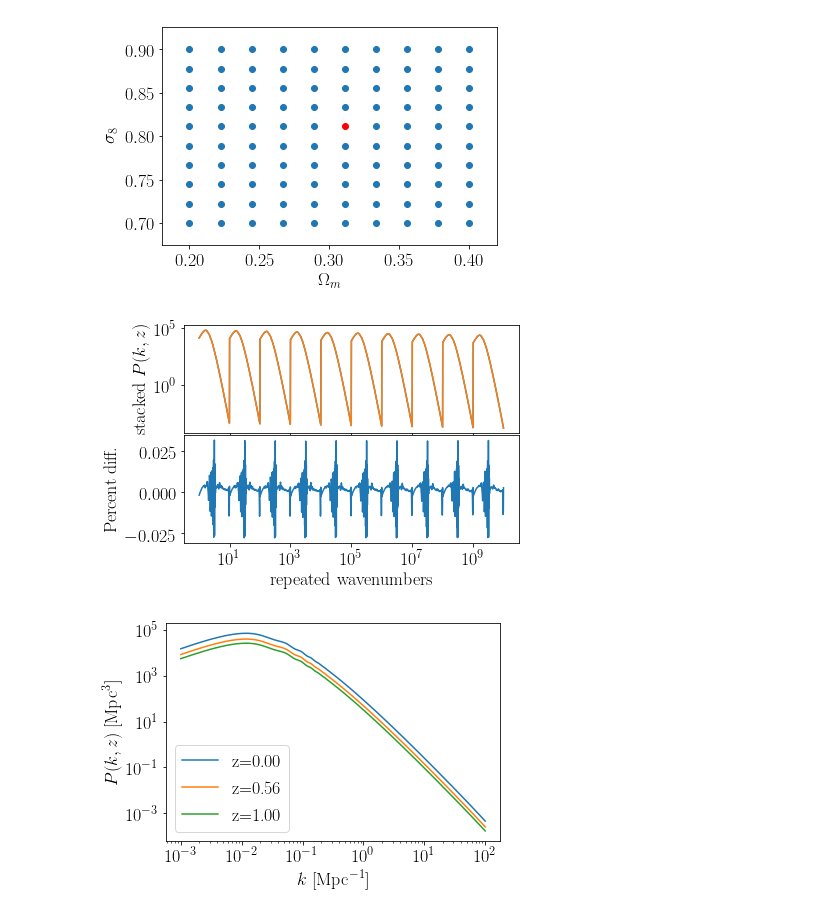
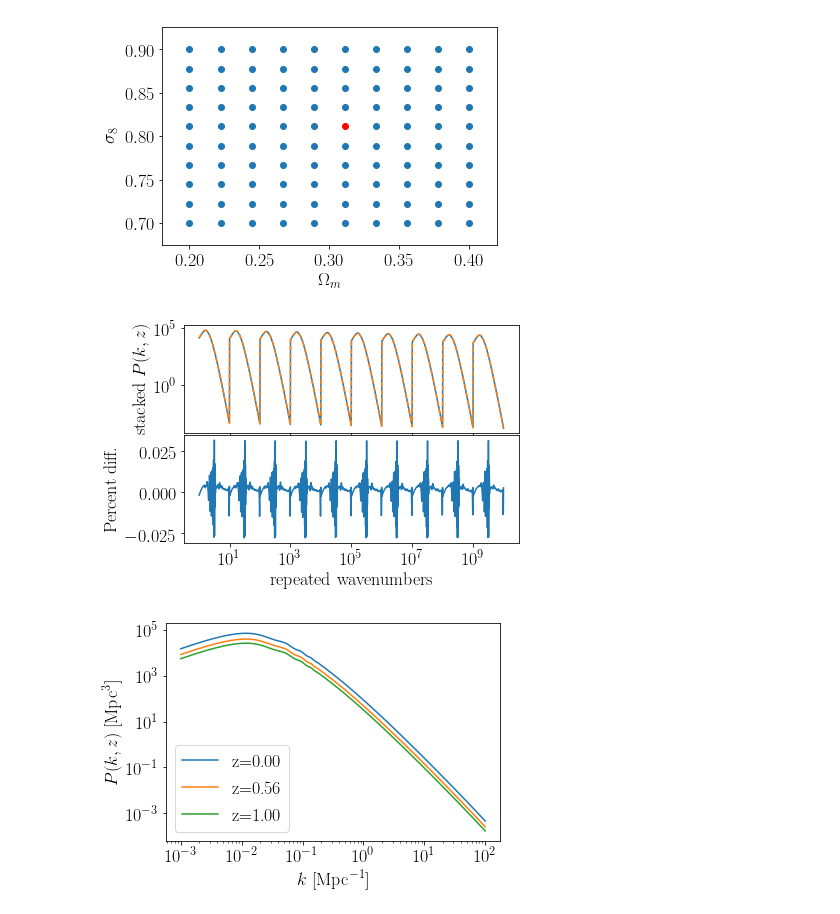
Before and after one commit to tmcclintock/boltzmann_emulator, a Jupyter notebook: notebooks/Boltzmann emulator example.ipynb, the cells around one changed output. Saved outputs shown, nothing was run; the diff lists cells and outputs as text; code cells hidden in the pictures.

```diff
--- a/notebooks/Boltzmann emulator example.ipynb
+++ b/notebooks/Boltzmann emulator example.ipynb
@@ -117,16 +117,16 @@ Pk_predicted = Emu.predict(test_params)
 # %%
 #Plot the true vs predicted P(k,z)
 fig, ax = plt.subplots(ncols=1, nrows=2, sharex=True)
 ax[0].loglog(x, Pks[test_index])
-ax[0].loglog(x, Pk_predicted)
+ax[0].loglog(x, Pk_predicted, ls="--")
 ax[1].plot(x, 100*(Pks[test_index] - Pk_predicted)/Pks[test_index])
 ax[1].set_ylabel(r"Percent diff.")
 ax[1].set_xlabel(r"repeated wavenumbers")
 ax[0].set_ylabel(r"stacked $P(k,z)$")
 plt.subplots_adjust(hspace=0.02)
 fig.savefig("prediction_example.png", dpi=300, bbox_inches="tight")
 # %% [output]
-[figure, old version]
+[figure, new version]
 # %%
 #Let's plot the predicted power spectrum for a few redshifts
 for i in [0, 5, 9]:
```
